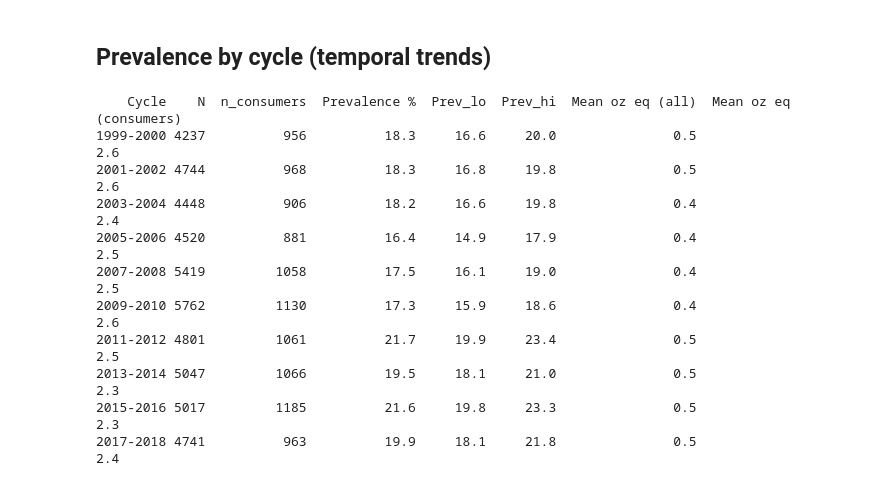
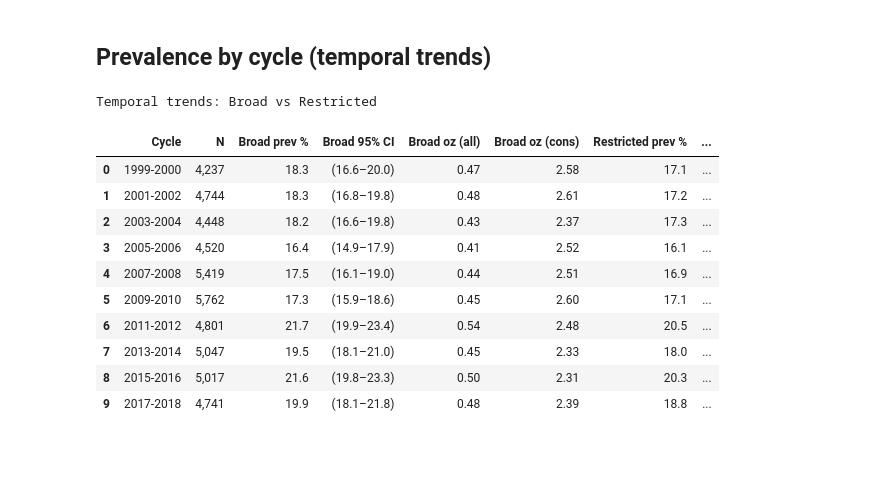
Before and after one commit to aflaxman/ai_assisted_us_health_data_analysis, a Jupyter notebook: nhanes_pulse_consumption/02_analysis.ipynb, the cells around one changed output. Drawn from its saved outputs; the diff is of its cells as text; code cells hidden in the pictures; blank space fills up the shorter version.

```diff
--- a/nhanes_pulse_consumption/02_analysis.ipynb
+++ b/nhanes_pulse_consumption/02_analysis.ipynb
@@ -128,33 +152,48 @@ Paper: Mexican American 33.3%, NH Black 12.0%
 # %% [markdown]
 ## Prevalence by cycle (temporal trends)
-# %%
-cycle_stats = []
-for cycle in sorted(dfw['CYCLE'].unique()):
-    sub = dfw[dfw['CYCLE'] == cycle]
-    # Use 2-year weight for per-cycle estimates
-    prev = weighted_pct(sub['IS_CONSUMER'], sub['WTDRD1'])
-    mean_oz = weighted_mean(sub['PULSE_OZ_EQ'], sub['WTDRD1'])
-    cons = sub[sub['IS_CONSUMER'] == 1]
-    mean_oz_c = weighted_mean(cons['PULSE_OZ_EQ'], cons['WTDRD1'])
-    lo, hi = weighted_ci(sub['IS_CONSUMER'], sub['WTDRD1'])
-    cycle_stats.append({
-        'Cycle': cycle, 'N': len(sub), 'n_consumers': cons.shape[0],
-        'Prevalence %': prev, 'Prev_lo': 100*lo, 'Prev_hi': 100*hi,
-        'Mean oz eq (all)': mean_oz, 'Mean oz eq (consumers)': mean_oz_c
-    })
-
-cycle_df = pd.DataFrame(cycle_stats)
-print(cycle_df.to_string(index=False, float_format='%.1f'))
-# %% [output]
-    Cycle    N  n_consumers  Prevalence %  Prev_lo  Prev_hi  Mean oz eq (all)  Mean oz eq (consumers)
-1999-2000 4237          956          18.3     16.6     20.0               0.5                     2.6
-2001-2002 4744          968          18.3     16.8     19.8               0.5                     2.6
-2003-2004 4448          906          18.2     16.6     19.8               0.4                     2.4
-2005-2006 4520          881          16.4     14.9     17.9               0.4                     2.5
-2007-2008 5419         1058          17.5     16.1     19.0               0.4                     2.5
-2009-2010 5762         1130          17.3     15.9     18.6               0.4                     2.6
-2011-2012 4801         1061          21.7     19.9     23.4               0.5                     2.5
-2013-2014 5047         1066          19.5     18.1     21.0               0.5                     2.3
-2015-2016 5017         1185          21.6     19.8     23.3               0.5                     2.3
-2017-2018 4741          963          19.9     18.1     21.8               0.5                     2.4
+# %%
+cycle_rows = []
+for cycle in sorted(dfw['CYCLE'].unique()):
+    sub = dfw[dfw['CYCLE'] == cycle]
+    wt = sub['WTDRD1']  # 2-year weight for per-cycle estimates
+
+    prev_b = weighted_pct(sub['IS_CONSUMER'], wt)
+    lo_b, hi_b = weighted_ci(sub['IS_CONSUMER'], wt)
+    oz_all_b = weighted_mean(sub['PULSE_OZ_EQ'], wt)
+    cons_b = sub[sub['IS_CONSUMER'] == 1]
+    oz_cons_b = weighted_mean(cons_b['PULSE_OZ_EQ'], cons_b['WTDRD1'])
+
+    prev_r = weighted_pct(sub['IS_CONSUMER_R'], wt)
+    lo_r, hi_r = weighted_ci(sub['IS_CONSUMER_R'], wt)
+    oz_all_r = weighted_mean(sub['PULSE_OZ_EQ_R'], wt)
+    cons_r = sub[sub['IS_CONSUMER_R'] == 1]
+    oz_cons_r = weighted_mean(cons_r['PULSE_OZ_EQ_R'], cons_r['WTDRD1'])
+
+    cycle_rows.append({
+        'Cycle': cycle, 'N': len(sub),
+        'Broad prev %': prev_b, 'Broad 95% CI': fmt_ci(lo_b, hi_b),
+        'Broad oz (all)': oz_all_b, 'Broad oz (cons)': oz_cons_b,
+        'Restricted prev %': prev_r, 'Restricted 95% CI': fmt_ci(lo_r, hi_r),
+        'Restricted oz (all)': oz_all_r, 'Restricted oz (cons)': oz_cons_r,
+    })
+
+cycle_df = pd.DataFrame(cycle_rows)
+display(cycle_df.style.format({
+    'N': '{:,}',
+    'Broad prev %': '{:.1f}', 'Broad oz (all)': '{:.2f}', 'Broad oz (cons)': '{:.2f}',
+    'Restricted prev %': '{:.1f}', 'Restricted oz (all)': '{:.2f}', 'Restricted oz (cons)': '{:.2f}',
+}).set_caption('Temporal trends: Broad vs Restricted'))
+# %% [output]
+Temporal trends: Broad vs Restricted
+|  | Cycle | N | Broad prev % | Broad 95% CI | Broad oz (all) | Broad oz (cons) | Restricted prev % | ... |
+| 0 | 1999-2000 | 4,237 | 18.3 | (16.6–20.0) | 0.47 | 2.58 | 17.1 | ... |
+| 1 | 2001-2002 | 4,744 | 18.3 | (16.8–19.8) | 0.48 | 2.61 | 17.2 | ... |
+| 2 | 2003-2004 | 4,448 | 18.2 | (16.6–19.8) | 0.43 | 2.37 | 17.3 | ... |
+| 3 | 2005-2006 | 4,520 | 16.4 | (14.9–17.9) | 0.41 | 2.52 | 16.1 | ... |
+| 4 | 2007-2008 | 5,419 | 17.5 | (16.1–19.0) | 0.44 | 2.51 | 16.9 | ... |
+| 5 | 2009-2010 | 5,762 | 17.3 | (15.9–18.6) | 0.45 | 2.60 | 17.1 | ... |
+| 6 | 2011-2012 | 4,801 | 21.7 | (19.9–23.4) | 0.54 | 2.48 | 20.5 | ... |
+| 7 | 2013-2014 | 5,047 | 19.5 | (18.1–21.0) | 0.45 | 2.33 | 18.0 | ... |
+| 8 | 2015-2016 | 5,017 | 21.6 | (19.8–23.3) | 0.50 | 2.31 | 20.3 | ... |
+| 9 | 2017-2018 | 4,741 | 19.9 | (18.1–21.8) | 0.48 | 2.39 | 18.8 | ... |
 # %%
```
Also changed, not shown: parts of 34 cells of this notebook, 1 other file.
